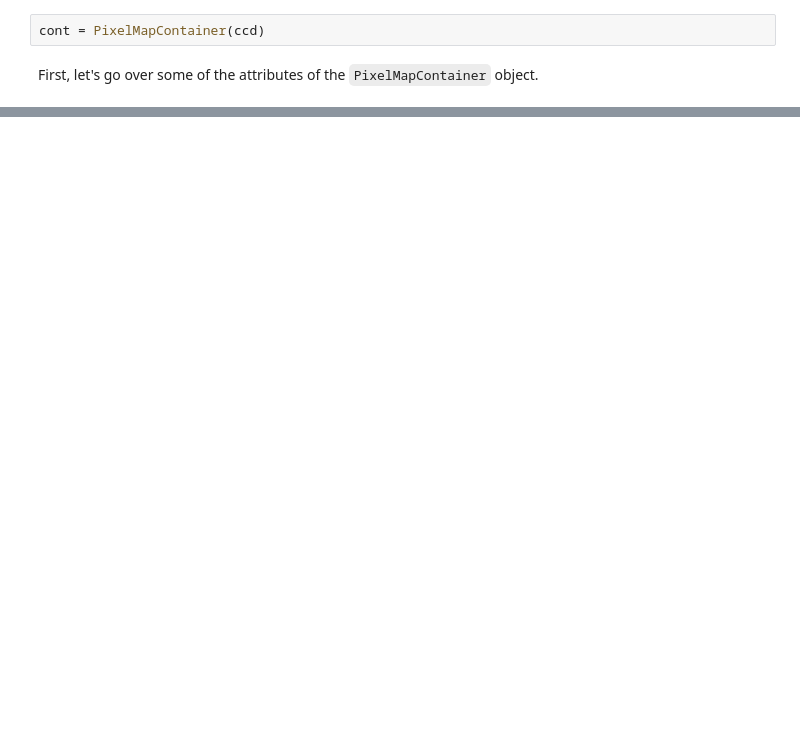
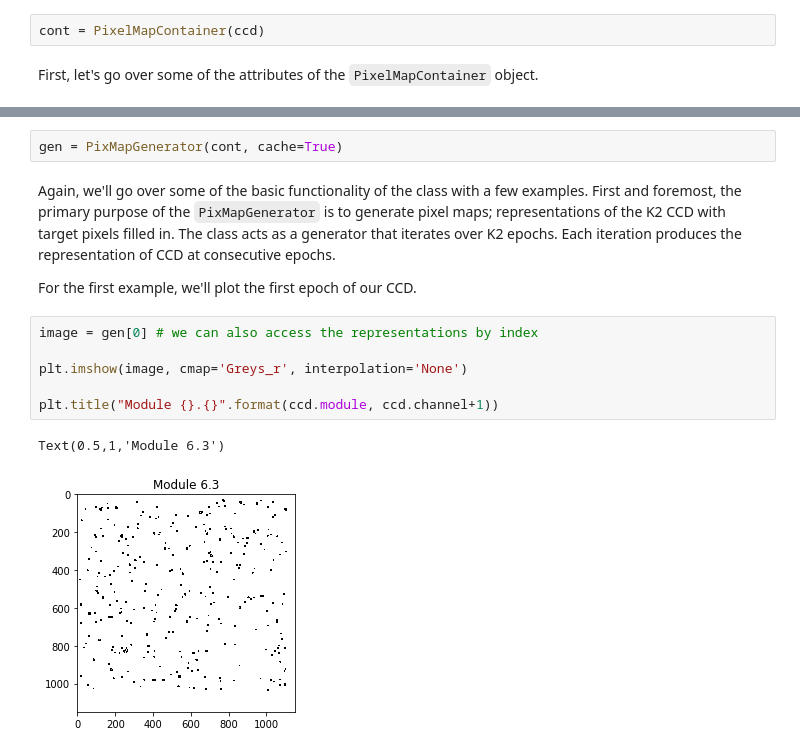
Before and after one commit to Rodot-/CARMA, a Jupyter notebook: container_tutorial.ipynb, the cells around one changed output, grey strips where cells are left out. Saved outputs shown, nothing was run; the diff lists cells and outputs as text; blank space fills up the shorter version.

```diff
--- a/container_tutorial.ipynb
+++ b/container_tutorial.ipynb
@@ -159,0 +251,15 @@ True
+# %%
+gen = PixMapGenerator(cont, cache=True)
+# %% [markdown]
+Again, we'll go over some of the basic functionality of the class with a few examples.  First and foremost, the primary purpose of the `PixMapGenerator` is to generate pixel maps; representations of the K2 CCD with target pixels filled in.  The class acts as a generator that iterates over K2 epochs.  Each iteration produces the representation of CCD at consecutive epochs.
+
+For the first example, we'll plot the first epoch of our CCD.
+# %%
+image = gen[0] # we can also access the representations by index
+
+plt.imshow(image, cmap='Greys_r', interpolation='None')
+
+plt.title("Module {}.{}".format(ccd.module, ccd.channel+1))
+# %% [output]
+Text(0.5,1,'Module 6.3')
+[figure, added]
```
Also changed, not shown: parts of 36 cells of this notebook.
